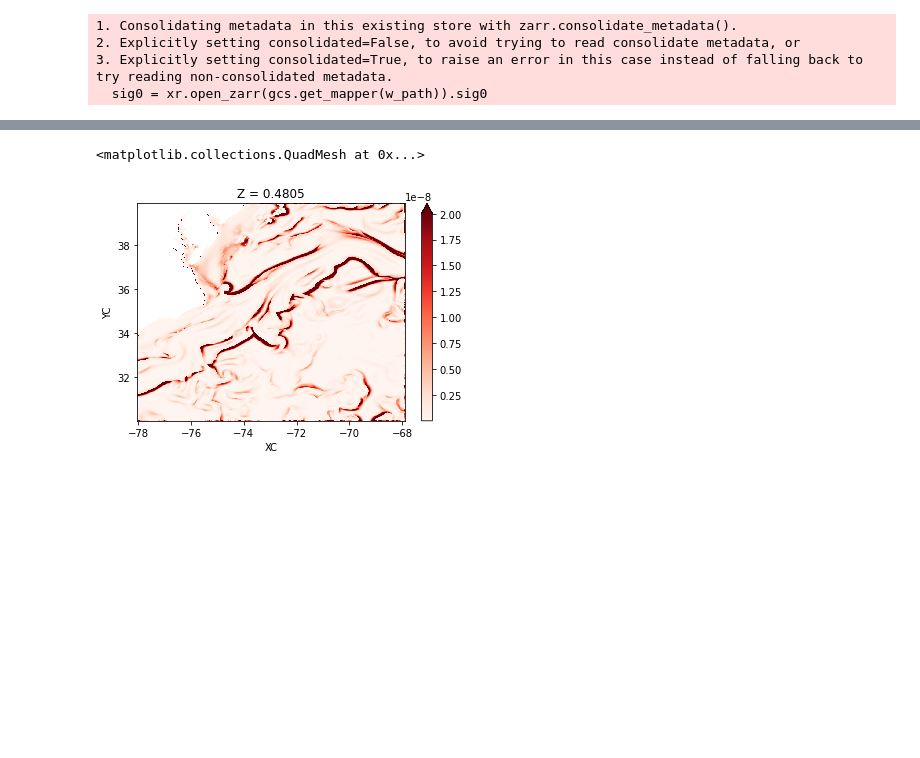
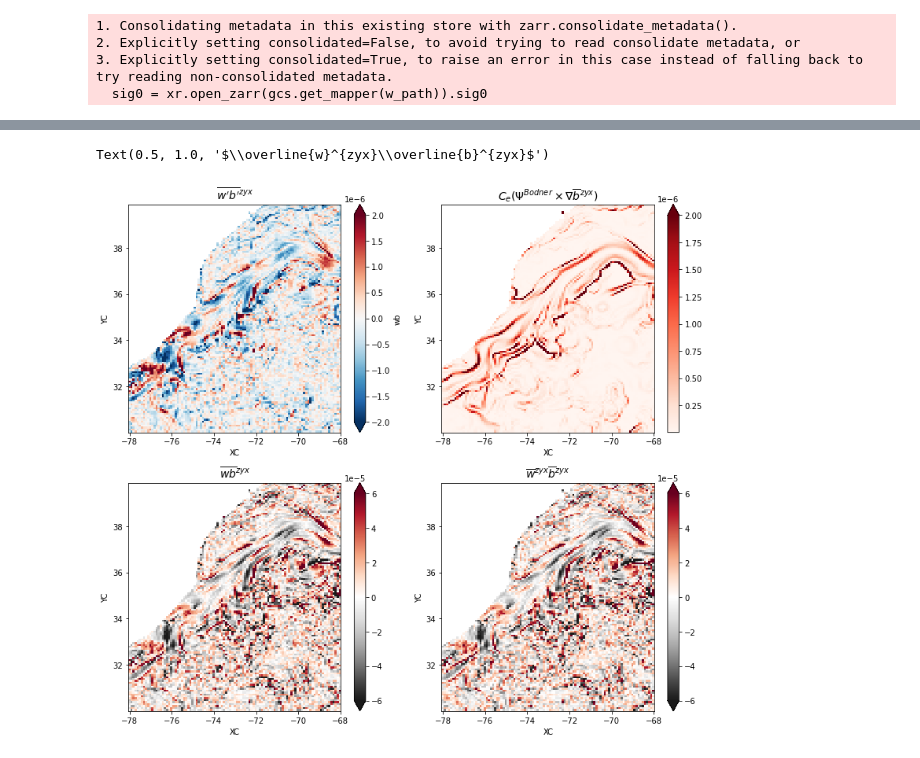
Before and after one commit to roxyboy/MLI_Lf, a Jupyter notebook: eNATL60.ipynb, the cells around one changed output, grey strips where cells are left out. Drawn from its saved outputs; the diff is of its cells as text; code cells hidden in the pictures; blank space fills up the shorter version.

```diff
--- a/eNATL60.ipynb
+++ b/eNATL60.ipynb
@@ -431,6 +270,12 @@ mstar = .5
 nstar = .066
 
 Lf = Cl*(mstar*ustar**3 + nstar*wstar**3)**(2/3) / f**2 / hE
-(Lf).isel(time=0).plot(vmax=80)
+
+Lfb = xr.DataArray((Lf*area).coarsen({'YC':nC,'XC':nC},boundary='trim').sum(skipna=True)
+      / area.coarsen({'YC':nC,'XC':nC},boundary='trim').sum(skipna=True),
+                  dims=['time','YC','XC'],
+                  coords={'time':ds.time,'YC':yC,'XC':xC}
+     )
+(Lfb).isel(time=0).plot(vmax=80)
 # %% [output]
 <matplotlib.collections.QuadMesh at 0x...>
@@ -521,8 +540,18 @@ B_y = grid.interp(grid.diff(Bm,'Y',boundary='extend')
                   / dss.e2v.data[np.newaxis],
                   'Y',boundary='extend')
 # %%
-Ce = .06
-Psix = Ce/Lf/f * H**2 * B_y
-Psiy = Ce/Lf/f * H**2 * (-B_x)
+Hb = xr.DataArray((H*area).coarsen({'YC':nC,'XC':nC},boundary='trim').sum(skipna=True)
+      / area.coarsen({'YC':nC,'XC':nC},boundary='trim').sum(skipna=True),
+                  dims=['time','YC','XC'],
+                  coords={'time':ds.time,'YC':yC,'XC':xC}
+     )
+Db = xr.DataArray((dss.depth.data*area).coarsen({'YC':nC,'XC':nC},boundary='trim').sum(skipna=True)
+      / area.coarsen({'YC':nC,'XC':nC},boundary='trim').sum(skipna=True),
+                  dims=['YC','XC'],
+                  coords={'YC':yC,'XC':xC}
+     )
+
+Psix = Lfb/fb * Hb**2 * B_y
+Psiy = Lfb/fb * Hb**2 * (-B_x)
 Psix
 # %% [output]
@@ -580,6 +609,19 @@ array(0.48045477, dtype=float32)
 Attributes: (0)
 # %%
-bff.isel(time=0)[1:-1,1:-1].plot(vmax=2e-8, cmap='Reds')
+Ce = .06
+
+fig, axes = plt.subplots(figsize=(11,10), nrows=2, ncols=2)
+fig.set_tight_layout(True)
+
+dsC.wb.where(Db>200.).isel(time=0).plot(ax=axes[0,0], vmax=2e-6, cmap='RdBu_r', rasterized=True)
+(Ce*bff).where(Db>200.).isel(time=0).plot(ax=axes[0,1], vmax=2e-6, cmap='Reds', rasterized=True)
+WBb.where(Db>200.).isel(time=0).plot(ax=axes[1,0], vmax=6e-5, cmap='RdGy_r', rasterized=True)
+(Wb*Bb).where(Db>200.).isel(time=0).plot(ax=axes[1,1], vmax=6e-5, cmap='RdGy_r', rasterized=True)
+
+axes[0,0].set_title(r"$\overline{w'b'}^{zyx}$", fontsize=14)
+axes[0,1].set_title(r"$C_e(\Psi^{Bodner}\times\nabla\overline{b}^{zyx})$", fontsize=14)
+axes[1,0].set_title(r"$\overline{wb}^{zyx}$", fontsize=14)
+axes[1,1].set_title(r"$\overline{w}^{zyx}\overline{b}^{zyx}$", fontsize=14)
 # %% [output]
-<matplotlib.collections.QuadMesh at 0x...>
+Text(0.5, 1.0, '$\\overline{w}^{zyx}\\overline{b}^{zyx}$')
-[figure, old version]
+[figure, new version]
```
Also changed, not shown: parts of 27 cells of this notebook.
